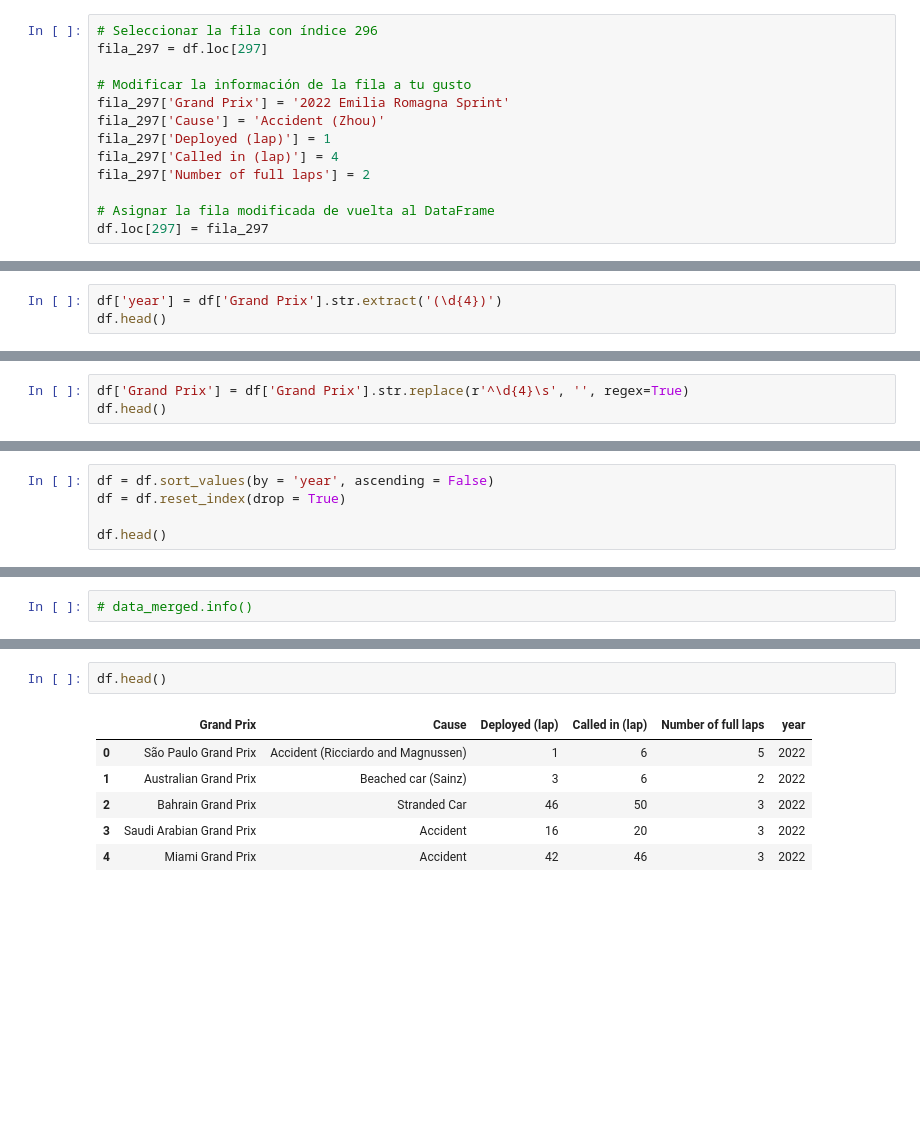
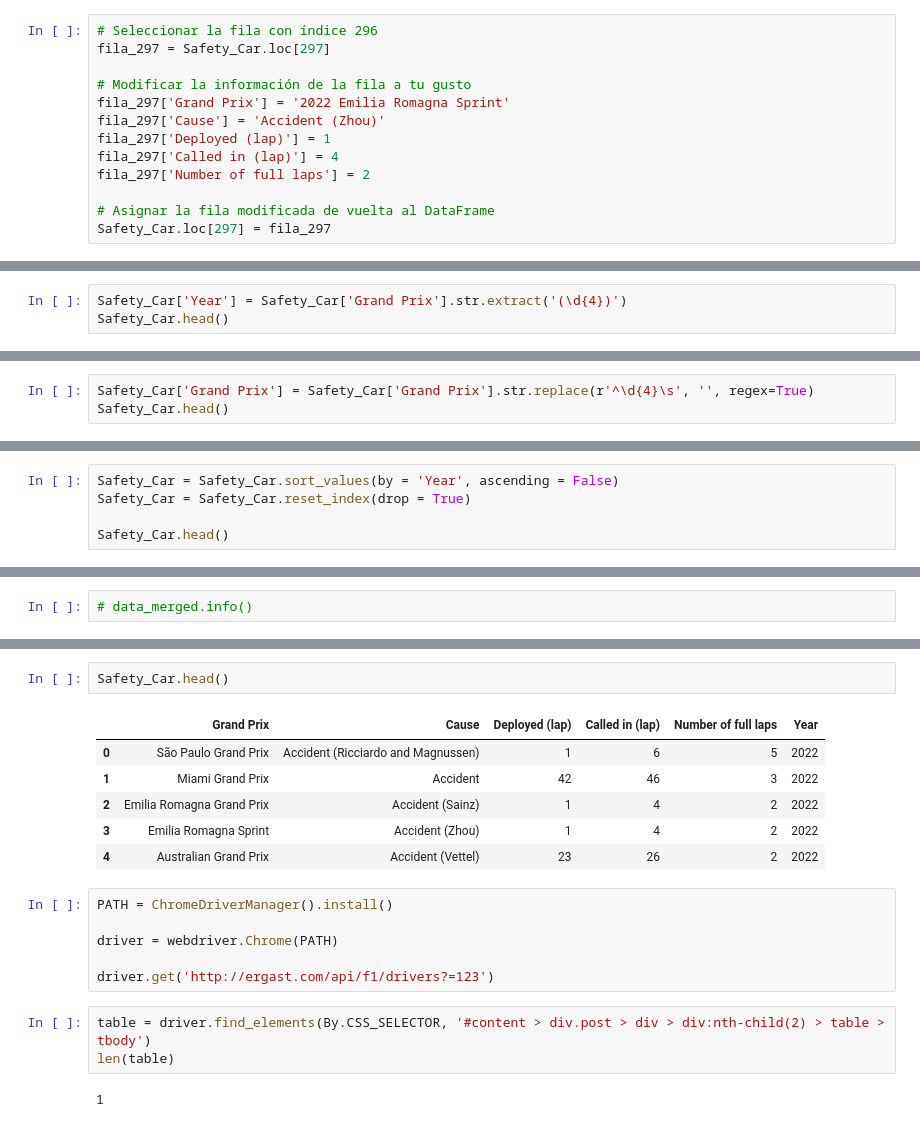
Before and after one commit to JuanGouveia/ETL-Project, a Jupyter notebook: code/book.ipynb, the cells around one changed output, grey strips where cells are left out. Saved outputs shown, nothing was run; the diff lists cells and outputs as text; blank space fills up the shorter version.

```diff
--- a/code/book.ipynb
+++ b/code/book.ipynb
@@ -342,7 +352,7 @@ df.tail()
 | 300 | 2022 São Paulo Grand Prix | Accident (Ricciardo and Magnussen) | 1 | 6 | 5 |
 # %%
 # Seleccionar la fila con índice 296
-fila_297 = df.loc[297]
+fila_297 = Safety_Car.loc[297]
 
 # Modificar la información de la fila a tu gusto
 fila_297['Grand Prix'] = '2022 Emilia Romagna Sprint'
@@ -352,5 +362,5 @@ fila_297['Called in (lap)'] = 4
 fila_297['Number of full laps'] = 2
 
 # Asignar la fila modificada de vuelta al DataFrame
-df.loc[297] = fila_297
+Safety_Car.loc[297] = fila_297
 # %%
@@ -372,6 +382,6 @@ df.head()
 | 3 | 1994 San Marino Grand Prix | Accident | 1 | 6 | 4 |
 | 4 | 1995 Belgian Grand Prix | Rain | 28 | 33 | 4 |
 # %%
-df['year'] = df['Grand Prix'].str.extract('(\d{4})')
-df.head()
+Safety_Car['Year'] = Safety_Car['Grand Prix'].str.extract('(\d{4})')
+Safety_Car.head()
 # %% [output]
@@ -382,6 +392,6 @@ df.head()
 | 3 | 1994 San Marino Grand Prix | Accident | 1 | 6 | 4 | 1994 |
 | 4 | 1995 Belgian Grand Prix | Rain | 28 | 33 | 4 | 1995 |
 # %%
-df['Grand Prix'] = df['Grand Prix'].str.replace(r'^\d{4}\s', '', regex=True)
-df.head()
+Safety_Car['Grand Prix'] = Safety_Car['Grand Prix'].str.replace(r'^\d{4}\s', '', regex=True)
+Safety_Car.head()
 # %% [output]
@@ -412,8 +422,8 @@ array(['Canadian Grand Prix', 'Brazilian Grand Prix',
        'Emilia Romagna Sprint', 'Emilia Romagna Grand Prix',
        'Miami Grand Prix'], dtype=object)
 # %%
-df = df.sort_values(by = 'year', ascending = False)
-df = df.reset_index(drop = True)
+Safety_Car = Safety_Car.sort_values(by = 'Year', ascending = False)
+Safety_Car = Safety_Car.reset_index(drop = True)
 
-df.head()
+Safety_Car.head()
 # %% [output]
@@ -456,11 +464,22 @@ data_merged.head()
 | 3 | 1117 | 2023 | 20 | 32 | Mexico City Grand Prix | 2023-10-29 | 20:00:00 | Autódromo Hermanos Rodríguez | Mexico City | Mexico |
 | 4 | 1116 | 2023 | 19 | 69 | United States Grand Prix | 2023-10-22 | 19:00:00 | Circuit of the Americas | Austin | USA |
 # %%
-df.head()
+Safety_Car.head()
 # %% [output]
-|  | Grand Prix | Cause | Deployed (lap) | Called in (lap) | Number of full laps | year |
+|  | Grand Prix | Cause | Deployed (lap) | Called in (lap) | Number of full laps | Year |
 | 0 | São Paulo Grand Prix | Accident (Ricciardo and Magnussen) | 1 | 6 | 5 | 2022 |
-| 1 | Australian Grand Prix | Beached car (Sainz) | 3 | 6 | 2 | 2022 |
-| 2 | Bahrain Grand Prix | Stranded Car | 46 | 50 | 3 | 2022 |
-| 3 | Saudi Arabian Grand Prix | Accident | 16 | 20 | 3 | 2022 |
-| 4 | Miami Grand Prix | Accident | 42 | 46 | 3 | 2022 |
+| 1 | Miami Grand Prix | Accident | 42 | 46 | 3 | 2022 |
+| 2 | Emilia Romagna Grand Prix | Accident (Sainz) | 1 | 4 | 2 | 2022 |
+| 3 | Emilia Romagna Sprint | Accident (Zhou) | 1 | 4 | 2 | 2022 |
+| 4 | Australian Grand Prix | Accident (Vettel) | 23 | 26 | 2 | 2022 |
+# %%
+PATH = ChromeDriverManager().install()
+
+driver = webdriver.Chrome(PATH)
+
+driver.get('http://ergast.com/api/f1/drivers?=123')
+# %%
+table = driver.find_elements(By.CSS_SELECTOR, '#content > div.post > div > div:nth-child(2) > table > tbody')
+len(table)
+# %% [output]
+1
```
Also changed, not shown: parts of 42 cells of this notebook.
